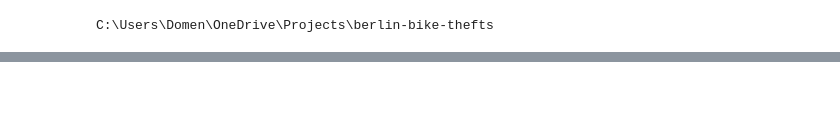
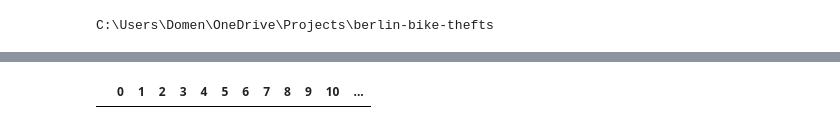
Before and after one commit to DomenicS/berlin-bike-thefts, a Jupyter notebook: notebook/data_wrangling.ipynb, the cells around one changed output, grey strips where cells are left out. Saved outputs shown, nothing was run; the diff lists cells and outputs as text; code cells hidden in the pictures; blank space fills up the shorter version.

```diff
--- a/notebook/data_wrangling.ipynb
+++ b/notebook/data_wrangling.ipynb
@@ -16,0 +208,7 @@ JSONDecodeError: Expecting property name enclosed in double quotes: line 3 colum
+# %%
+column_names = [i for i in range(0, 15)]
+
+population_df = pd.DataFrame(columns=column_names)
+display(population_df)
+# %% [output]
+|  | 0 | 1 | 2 | 3 | 4 | 5 | 6 | 7 | 8 | 9 | 10 | ... |
```
Also changed, not shown: parts of 24 cells of this notebook, 5 other files.
